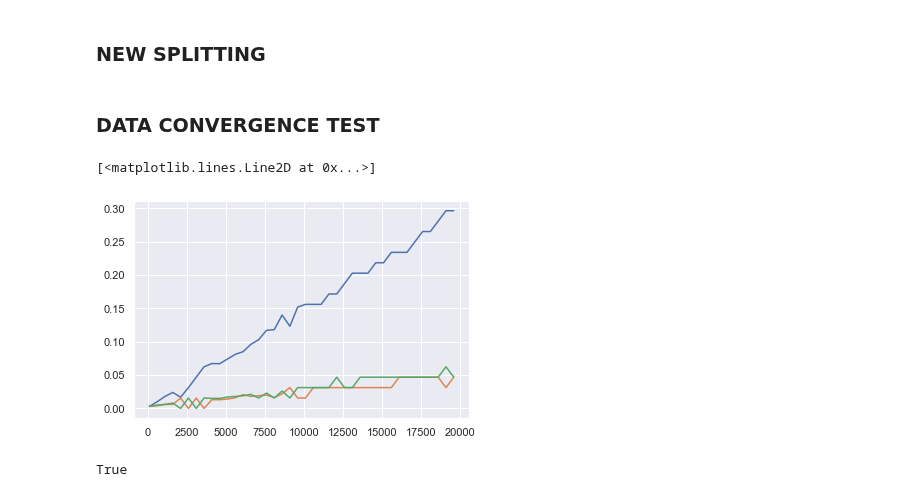
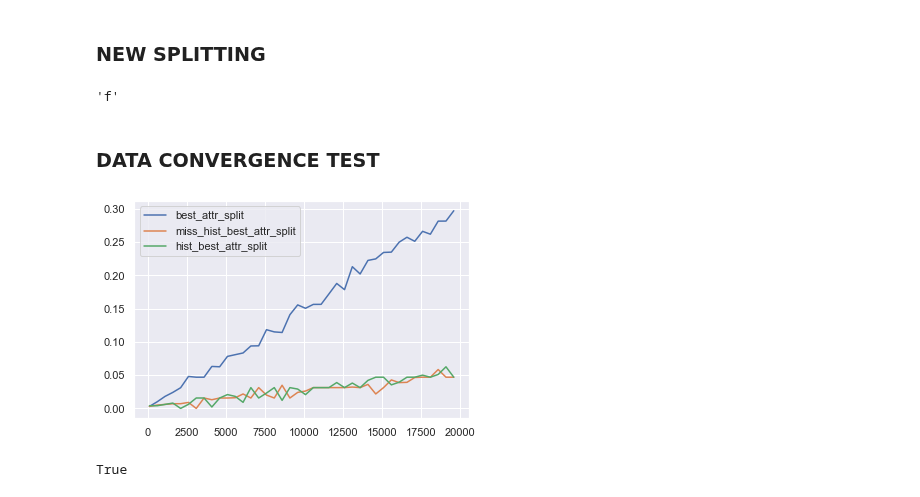
Before and after one commit to iuliivasilev/dev-survivors, a Jupyter notebook: demonstration/HistogramFindSplit.ipynb, the cells around one changed output. Cells and saved outputs as stored; diff of their text form; code cells hidden in the pictures.

Commit message:
1. Added function of a performance scaling test 2. Added WOE transformation to hist method

```diff
--- a/demonstration/HistogramFindSplit.ipynb
+++ b/demonstration/HistogramFindSplit.ipynb
@@ -475,44 +502,45 @@ def miss_hist_best_attr_split(arr, criterion="logrank", type_attr="cont", thres_
         if verbose > 0:
             print(best_attr["p_value"], len(uniq_set))
     return best_attr
+# %%
+def f():
+    return True
+
+f.__name__
+# %% [output]
+'f'
 # %% [markdown]
 ### DATA CONVERGENCE TEST
 # %%
-x = []
-time_old = []
-time_hist = []
-time_hist_2 = []
-res_old = []
-res_hist = []
-res_hist_2 = []
-for i in range(100, 20000, 500):
-    size_sample = i
-    dur = np.random.uniform(0, 10000, size_sample)
-    cens = np.random.choice(2, size_sample)
-    vals = np.random.uniform(100, 8000, size_sample)
-#     nan_index = np.random.uniform(0, 1, size_sample) < 0.25
-#     vals[nan_index] = np.nan
+def plot_performance_scaling_test(size_samples, functions, has_nan = False, **kwargs):
+    times = {func.__name__ : [] for func in functions}
+    res = {func.__name__ : [] for func in functions}
+    for i in range(100, 20000, 500):
+        size_sample = i
+        dur = np.random.uniform(0, 10000, size_sample)
+        cens = np.random.choice(2, size_sample)
+        vals = np.random.uniform(100, 8000, size_sample)
+        if has_nan:
+            nan_index = np.random.uniform(0, 1, size_sample) < 0.25
+            vals[nan_index] = np.nan
+        arr = np.vstack([vals, cens, dur])
 
-    arr = np.vstack([vals, cens, dur])
-    time_1 = time.time()
-    res_old.append(best_attr_split(arr))
-    time_2 = time.time()
-    res_hist.append(miss_hist_best_attr_split(arr))
-    time_3 = time.time()
-    res_hist_2.append(hist_best_attr_split(arr))
-    time_4 = time.time()
+        for func in functions:
+            time_start = time.time()
+            res[func.__name__].append(func(arr, **kwargs))
+            times[func.__name__].append(time.time() - time_start)
 
-    x.append(size_sample)
-    time_old.append(time_2 - time_1)
-    time_hist.append(time_3 - time_2)
-    time_hist_2.append(time_4 - time_3)
+    for func in functions:
+        plt.plot(size_samples, times[func.__name__], label = func.__name__)
+    plt.legend()
+    return times, res
 
-plt.plot(x, time_old)
-plt.plot(x, time_hist)
-plt.plot(x, time_hist_2)
+_, _ = plot_performance_scaling_test(range(100, 20000, 500),
+                              [best_attr_split,
+                               miss_hist_best_attr_split,
+                               hist_best_attr_split])
 # %% [output]
-[<matplotlib.lines.Line2D at 0x...>]
-[figure, old version]
+[figure, new version]
 # %%
 np.all([r1['min_split'] == r2['min_split'] for r1, r2 in zip(res_hist, res_old)])
 # %% [output]
```
Also changed, not shown: parts of 15 cells of this notebook.
